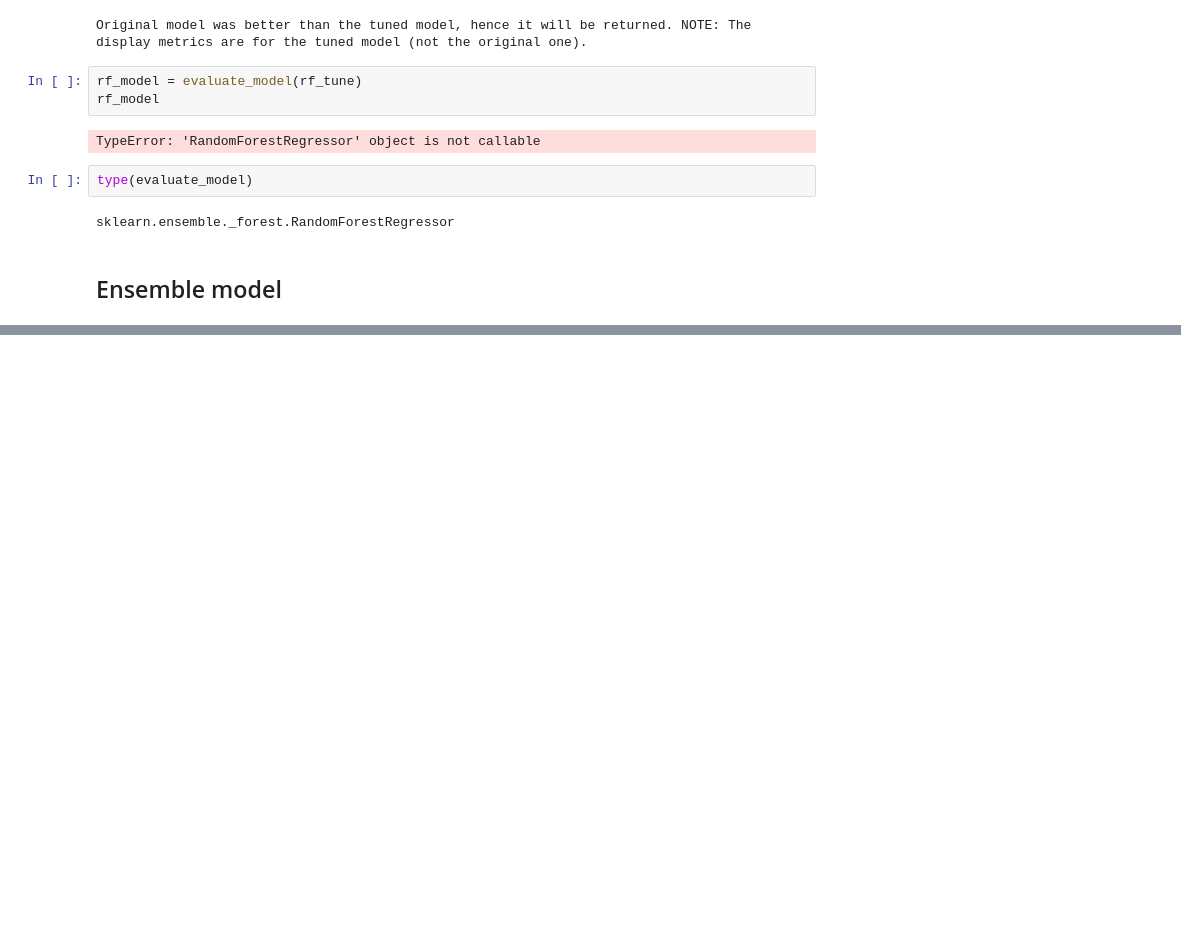
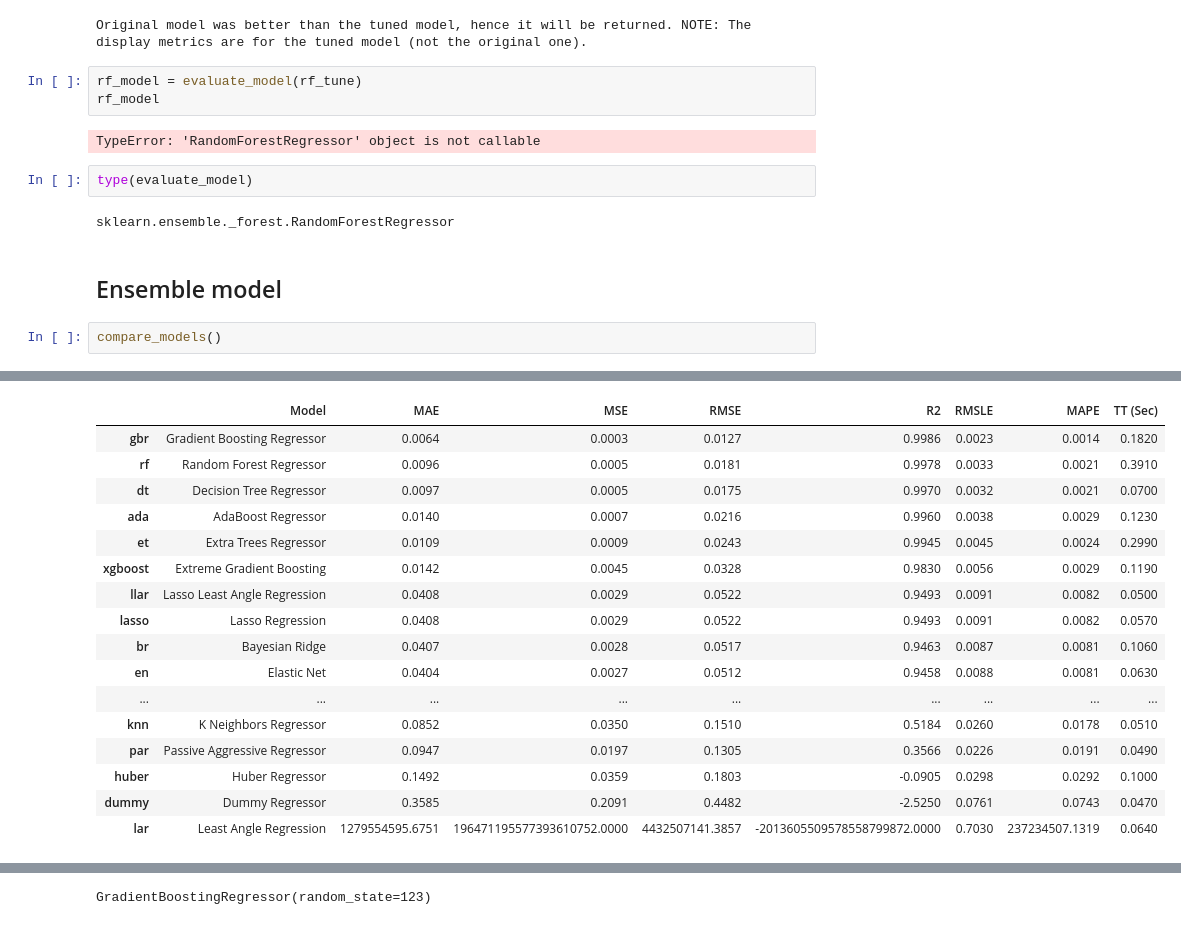
Before and after one commit to DVIlangamge/FYP--Rice-Price-Volatility-Analysis-and-Forecasting, a Jupyter notebook: FYP_Rice_price_predictions.ipynb, the cells around one changed output, grey strips where cells are left out. Drawn from its saved outputs; the diff is of its cells as text; blank space fills up the shorter version.

```diff
--- a/FYP_Rice_price_predictions.ipynb
+++ b/FYP_Rice_price_predictions.ipynb
@@ -3399,3 +3426,6 @@ type(evaluate_model)
 sklearn.ensemble._forest.RandomForestRegressor
 # %% [markdown]
 ## Ensemble model
+# %%
+compare_models()
+# %% [output]
@@ -3401,0 +3433,17 @@ sklearn.ensemble._forest.RandomForestRegressor
+|  | Model | MAE | MSE | RMSE | R2 | RMSLE | MAPE | TT (Sec) |
+| gbr | Gradient Boosting Regressor | 0.0064 | 0.0003 | 0.0127 | 0.9986 | 0.0023 | 0.0014 | 0.1820 |
+| rf | Random Forest Regressor | 0.0096 | 0.0005 | 0.0181 | 0.9978 | 0.0033 | 0.0021 | 0.3910 |
+| dt | Decision Tree Regressor | 0.0097 | 0.0005 | 0.0175 | 0.9970 | 0.0032 | 0.0021 | 0.0700 |
+| ada | AdaBoost Regressor | 0.0140 | 0.0007 | 0.0216 | 0.9960 | 0.0038 | 0.0029 | 0.1230 |
+| et | Extra Trees Regressor | 0.0109 | 0.0009 | 0.0243 | 0.9945 | 0.0045 | 0.0024 | 0.2990 |
+| xgboost | Extreme Gradient Boosting | 0.0142 | 0.0045 | 0.0328 | 0.9830 | 0.0056 | 0.0029 | 0.1190 |
+| llar | Lasso Least Angle Regression | 0.0408 | 0.0029 | 0.0522 | 0.9493 | 0.0091 | 0.0082 | 0.0500 |
+| lasso | Lasso Regression | 0.0408 | 0.0029 | 0.0522 | 0.9493 | 0.0091 | 0.0082 | 0.0570 |
+| br | Bayesian Ridge | 0.0407 | 0.0028 | 0.0517 | 0.9463 | 0.0087 | 0.0081 | 0.1060 |
+| en | Elastic Net | 0.0404 | 0.0027 | 0.0512 | 0.9458 | 0.0088 | 0.0081 | 0.0630 |
+| ... | ... | ... | ... | ... | ... | ... | ... | ... |
+| knn | K Neighbors Regressor | 0.0852 | 0.0350 | 0.1510 | 0.5184 | 0.0260 | 0.0178 | 0.0510 |
+| par | Passive Aggressive Regressor | 0.0947 | 0.0197 | 0.1305 | 0.3566 | 0.0226 | 0.0191 | 0.0490 |
+| huber | Huber Regressor | 0.1492 | 0.0359 | 0.1803 | -0.0905 | 0.0298 | 0.0292 | 0.1000 |
+| dummy | Dummy Regressor | 0.3585 | 0.2091 | 0.4482 | -2.5250 | 0.0761 | 0.0743 | 0.0470 |
+| lar | Least Angle Regression | 1279554595.6751 | 196471195577393610752.0000 | 4432507141.3857 | -2013605509578558799872.0000 | 0.7030 | 237234507.1319 | 0.0640 |
@@ -3401,0 +3451 @@ sklearn.ensemble._forest.RandomForestRegressor
+GradientBoostingRegressor(random_state=123)
```
Also changed, not shown: parts of 5 cells of this notebook.
